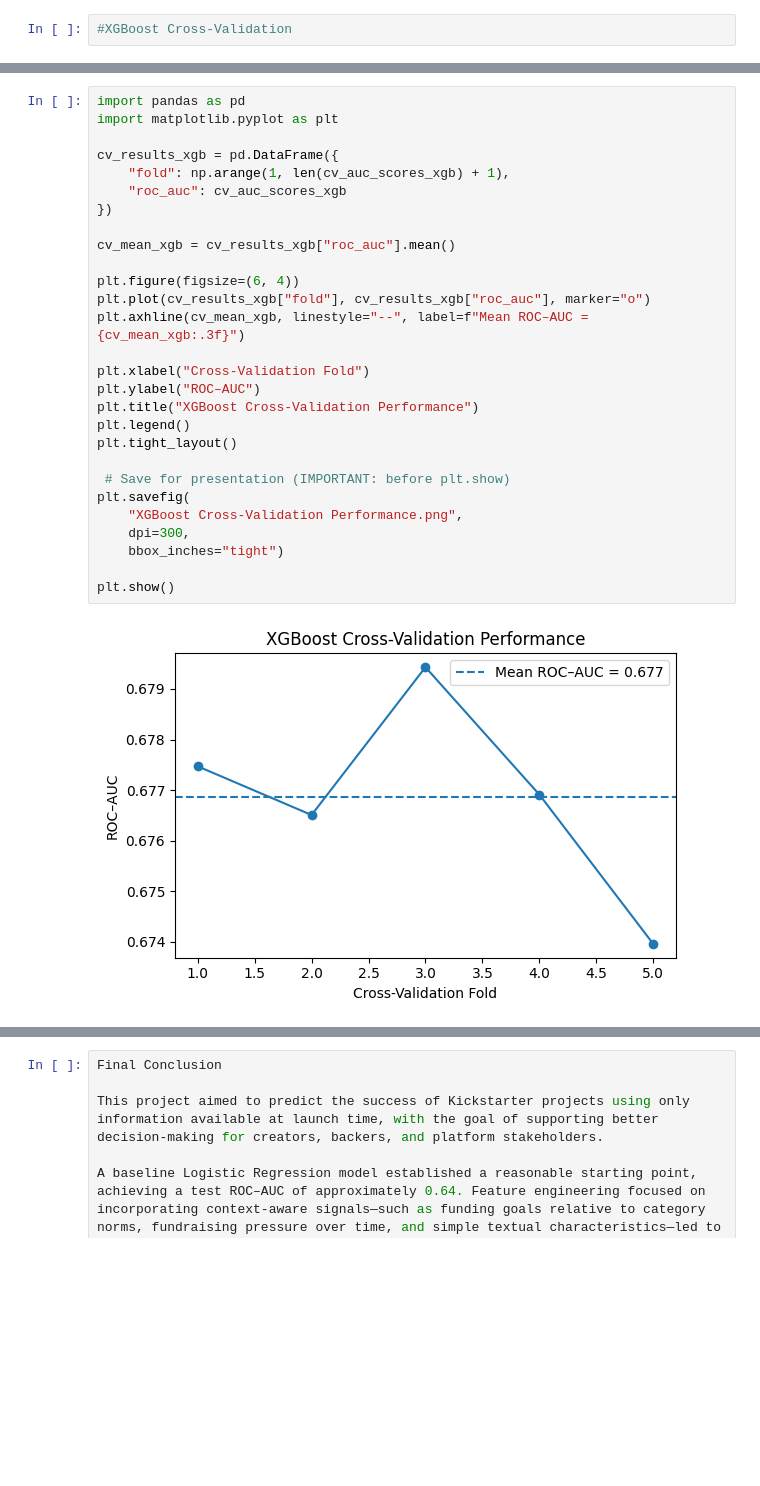
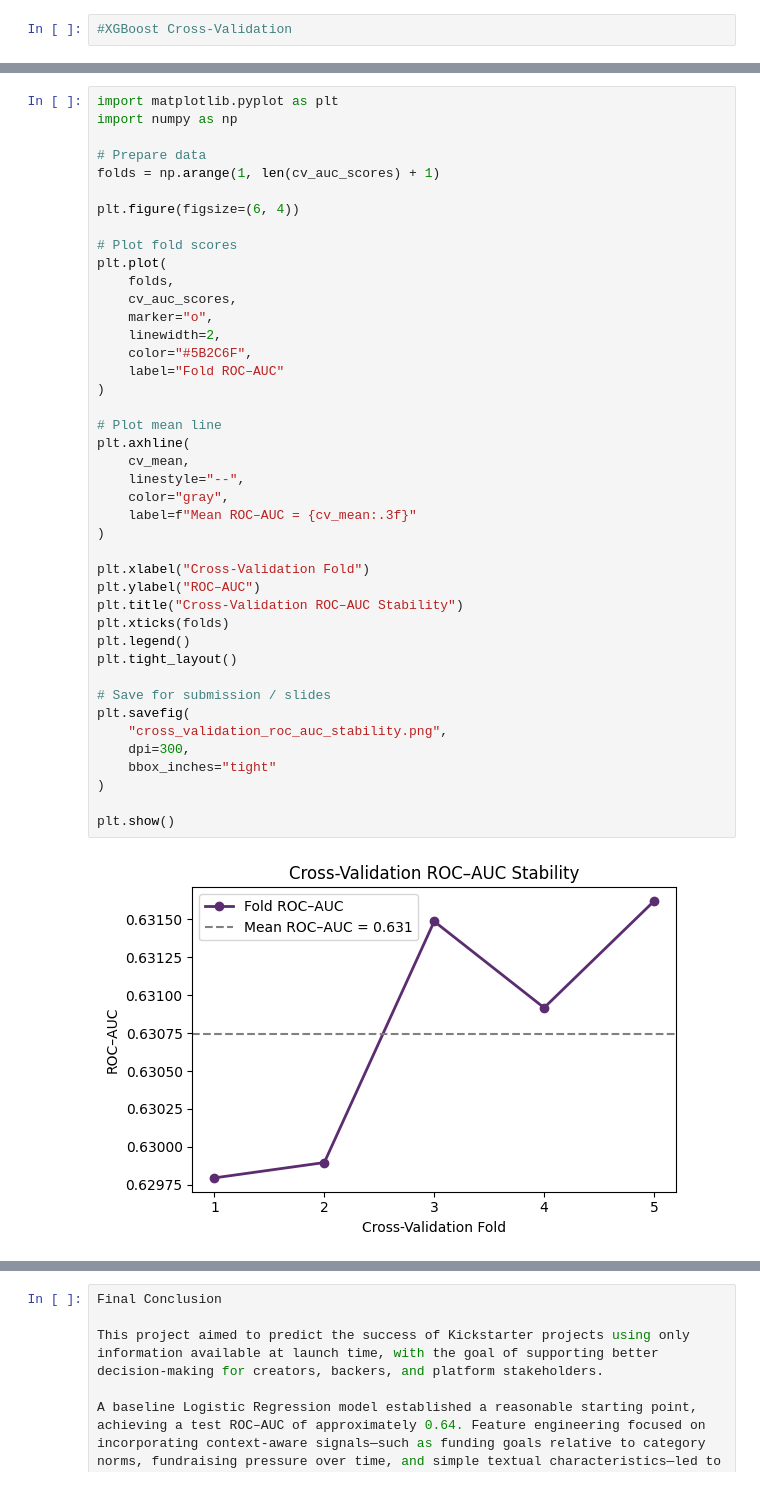
Before and after one commit to AliAlSudani0/kickstarter-machine-learning-project, a Jupyter notebook: EDA-and-modeling.ipynb, the cells around one changed output, grey strips where cells are left out. Drawn from its saved outputs; the diff is of its cells as text; blank space fills up the shorter version.

Commit message:
Finalize project: XGBoost + TF-IDF model, updated README, and presentation PDF

```diff
--- a/EDA-and-modeling.ipynb
+++ b/EDA-and-modeling.ipynb
@@ -1377,30 +1653,44 @@ cv_auc_scores_xgb, cv_auc_scores_xgb.mean(), cv_auc_scores_xgb.std()
 # %%
-import pandas as pd
 import matplotlib.pyplot as plt
+import numpy as np
 
-cv_results_xgb = pd.DataFrame({
-    "fold": np.arange(1, len(cv_auc_scores_xgb) + 1),
-    "roc_auc": cv_auc_scores_xgb
-})
-
-cv_mean_xgb = cv_results_xgb["roc_auc"].mean()
+# Prepare data
+folds = np.arange(1, len(cv_auc_scores) + 1)
 
 plt.figure(figsize=(6, 4))
-plt.plot(cv_results_xgb["fold"], cv_results_xgb["roc_auc"], marker="o")
-plt.axhline(cv_mean_xgb, linestyle="--", label=f"Mean ROC–AUC = {cv_mean_xgb:.3f}")
+
+# Plot fold scores
+plt.plot(
+    folds,
+    cv_auc_scores,
+    marker="o",
+    linewidth=2,
+    color="#5B2C6F",
+    label="Fold ROC–AUC"
+)
+
+# Plot mean line
+plt.axhline(
+    cv_mean,
+    linestyle="--",
+    color="gray",
+    label=f"Mean ROC–AUC = {cv_mean:.3f}"
+)
 
 plt.xlabel("Cross-Validation Fold")
 plt.ylabel("ROC–AUC")
-plt.title("XGBoost Cross-Validation Performance")
+plt.title("Cross-Validation ROC–AUC Stability")
+plt.xticks(folds)
 plt.legend()
 plt.tight_layout()
 
- # Save for presentation (IMPORTANT: before plt.show)
+# Save for submission / slides
 plt.savefig(
-    "XGBoost Cross-Validation Performance.png",
+    "cross_validation_roc_auc_stability.png",
     dpi=300,
-    bbox_inches="tight")
+    bbox_inches="tight"
+)
 
 plt.show()
 # %% [output]
-[figure, old version]
+[figure, new version]
```
Also changed, not shown: parts of 25 cells of this notebook, 2 other files.
